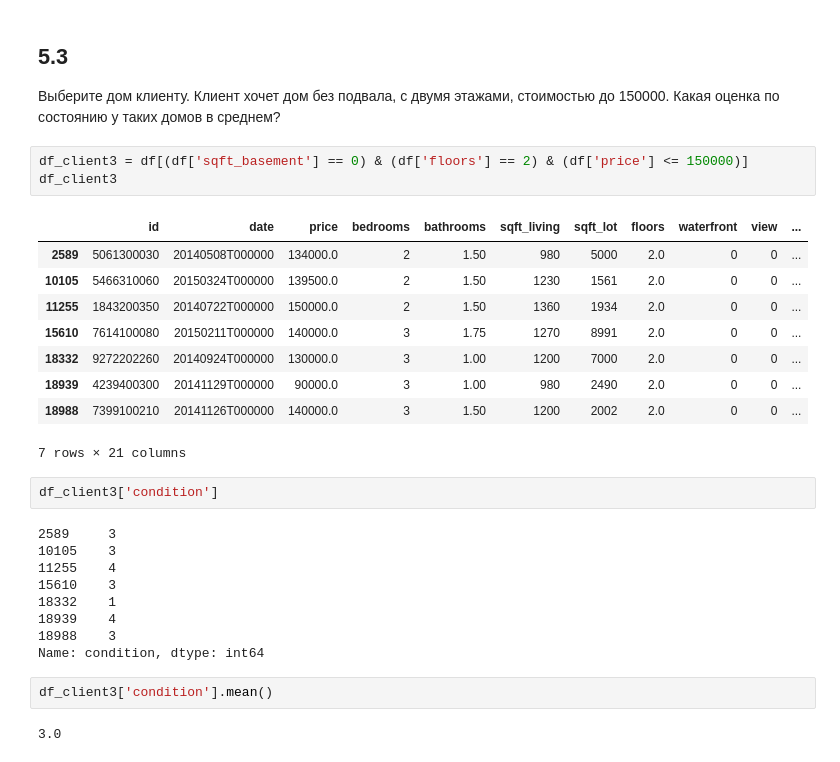
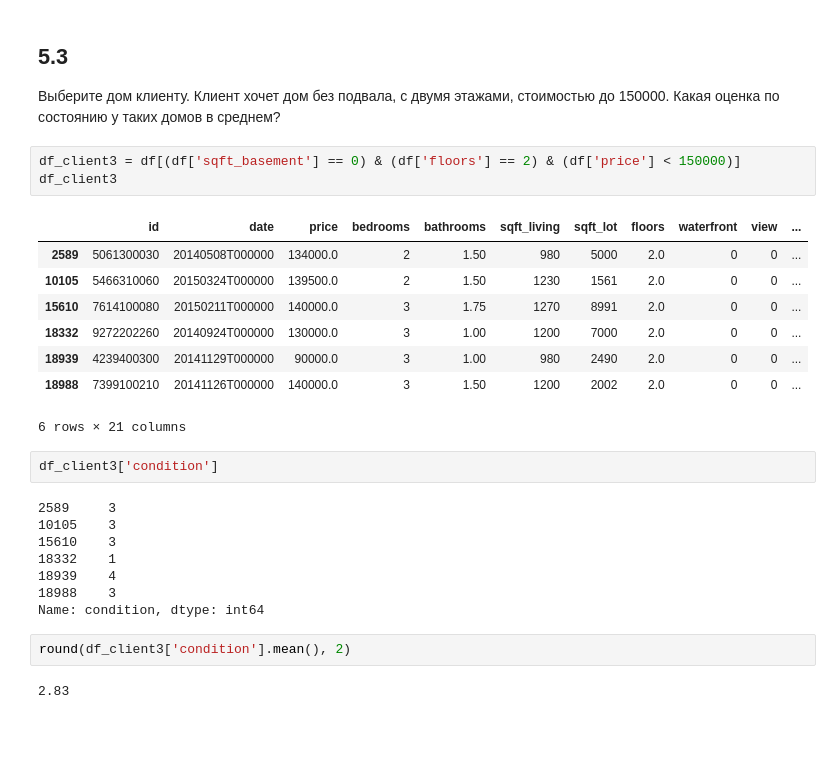
Before and after one commit to KeyzerovaAV/PythonAnalytics, a Jupyter notebook: HomeWork2.ipynb, the cells around one changed output. Drawn from its saved outputs; the diff is of its cells as text; blank space fills up the shorter version.

```diff
--- a/HomeWork2.ipynb
+++ b/HomeWork2.ipynb
@@ -243,30 +248,28 @@ df_client2
 Клиент хочет дом без подвала, с двумя этажами, стоимостью до 150000.
 Какая оценка по состоянию у таких домов в среднем?
 # %%
-df_client3 = df[(df['sqft_basement'] == 0) & (df['floors'] == 2) & (df['price'] <= 150000)]
+df_client3 = df[(df['sqft_basement'] == 0) & (df['floors'] == 2) & (df['price'] < 150000)]
 df_client3
 # %% [output]
 |  | id | date | price | bedrooms | bathrooms | sqft_living | sqft_lot | floors | waterfront | view | ... |
 | 2589 | 5061300030 | 20140508T000000 | 134000.0 | 2 | 1.50 | 980 | 5000 | 2.0 | 0 | 0 | ... |
 | 10105 | 5466310060 | 20150324T000000 | 139500.0 | 2 | 1.50 | 1230 | 1561 | 2.0 | 0 | 0 | ... |
-| 11255 | 1843200350 | 20140722T000000 | 150000.0 | 2 | 1.50 | 1360 | 1934 | 2.0 | 0 | 0 | ... |
 | 15610 | 7614100080 | 20150211T000000 | 140000.0 | 3 | 1.75 | 1270 | 8991 | 2.0 | 0 | 0 | ... |
 | 18332 | 9272202260 | 20140924T000000 | 130000.0 | 3 | 1.00 | 1200 | 7000 | 2.0 | 0 | 0 | ... |
 | 18939 | 4239400300 | 20141129T000000 | 90000.0 | 3 | 1.00 | 980 | 2490 | 2.0 | 0 | 0 | ... |
 | 18988 | 7399100210 | 20141126T000000 | 140000.0 | 3 | 1.50 | 1200 | 2002 | 2.0 | 0 | 0 | ... |
-7 rows × 21 columns
+6 rows × 21 columns
 # %%
 df_client3['condition']
 # %% [output]
 2589     3
 10105    3
-11255    4
 15610    3
 18332    1
 18939    4
 18988    3
 Name: condition, dtype: int64
 # %%
-df_client3['condition'].mean()
+round(df_client3['condition'].mean(), 2)
 # %% [output]
-3.0
+2.83
```
Also changed, not shown: parts of 4 cells of this notebook.
